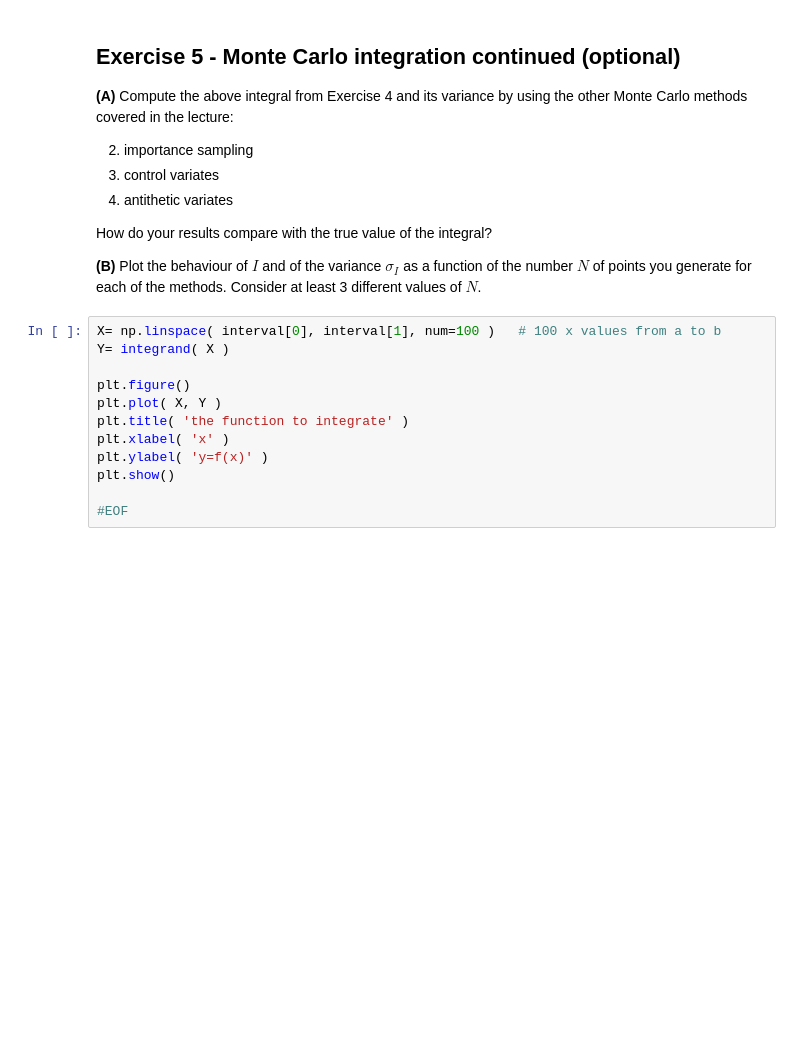
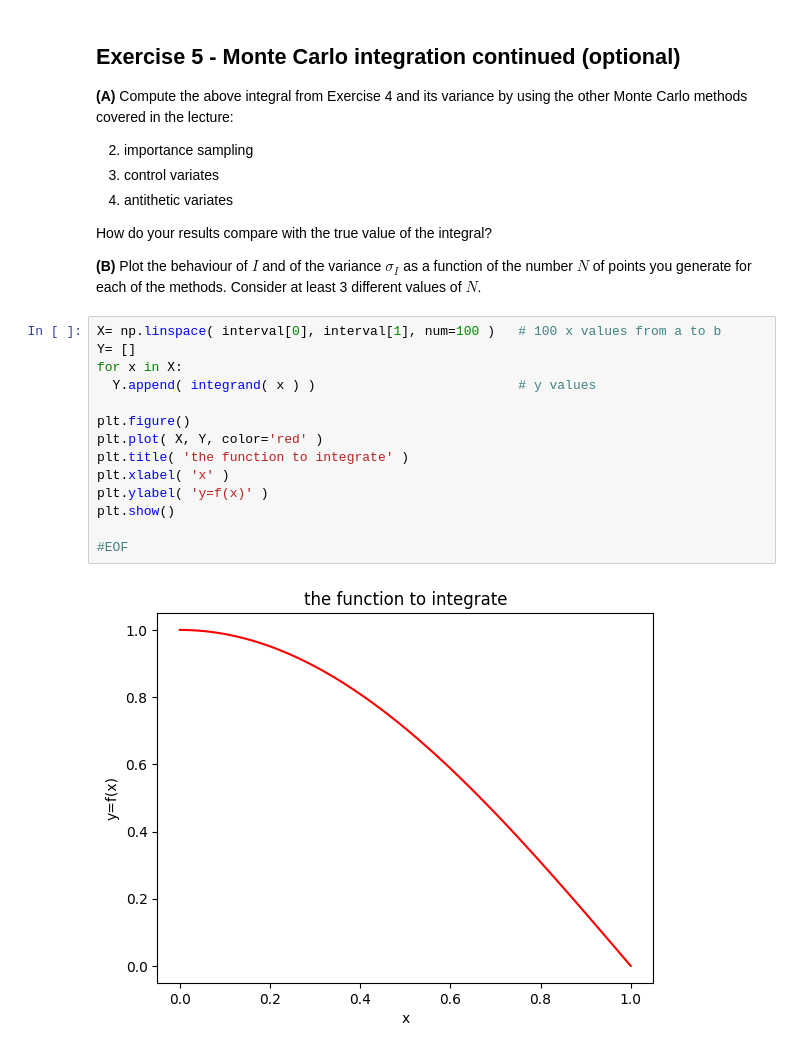
Before and after one commit to ThomasSchallar/NUM, a Jupyter notebook: Exercise Sheet 5.ipynb, the cells around one changed output. Cells and saved outputs as stored; diff of their text form; blank space fills up the shorter version.

```diff
--- a/Exercise Sheet 5.ipynb
+++ b/Exercise Sheet 5.ipynb
@@ -387,16 +387,20 @@ How do your results compare with the true value of the integral?
 **(B)** Plot the behaviour of $I$ and of the variance $\sigma_{I}$ as a function of the number $N$ of points you generate for each of the methods. Consider at least 3 different values of $N$.
 # %%
 X= np.linspace( interval[0], interval[1], num=100 )   # 100 x values from a to b
-Y= integrand( X )
+Y= []
+for x in X:
+  Y.append( integrand( x ) )                          # y values
 
 plt.figure()
-plt.plot( X, Y )
+plt.plot( X, Y, color='red' )
 plt.title( 'the function to integrate' )
 plt.xlabel( 'x' )
 plt.ylabel( 'y=f(x)' )
 plt.show()
 
 #EOF
+# %% [output]
+[figure, added]
 # %%
 # Antithetic Variates
 
```
Also changed, not shown: parts of 1 cell of this notebook.
